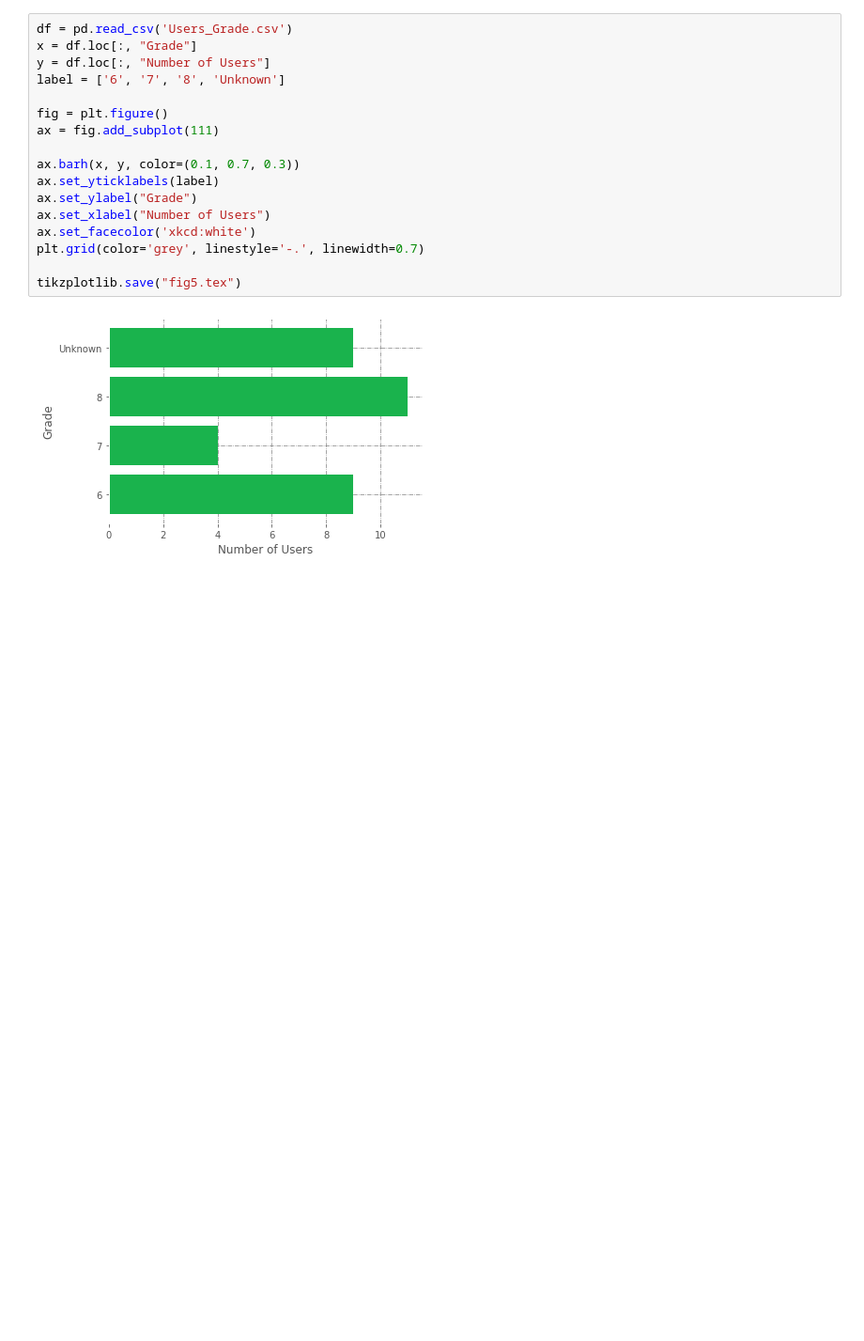
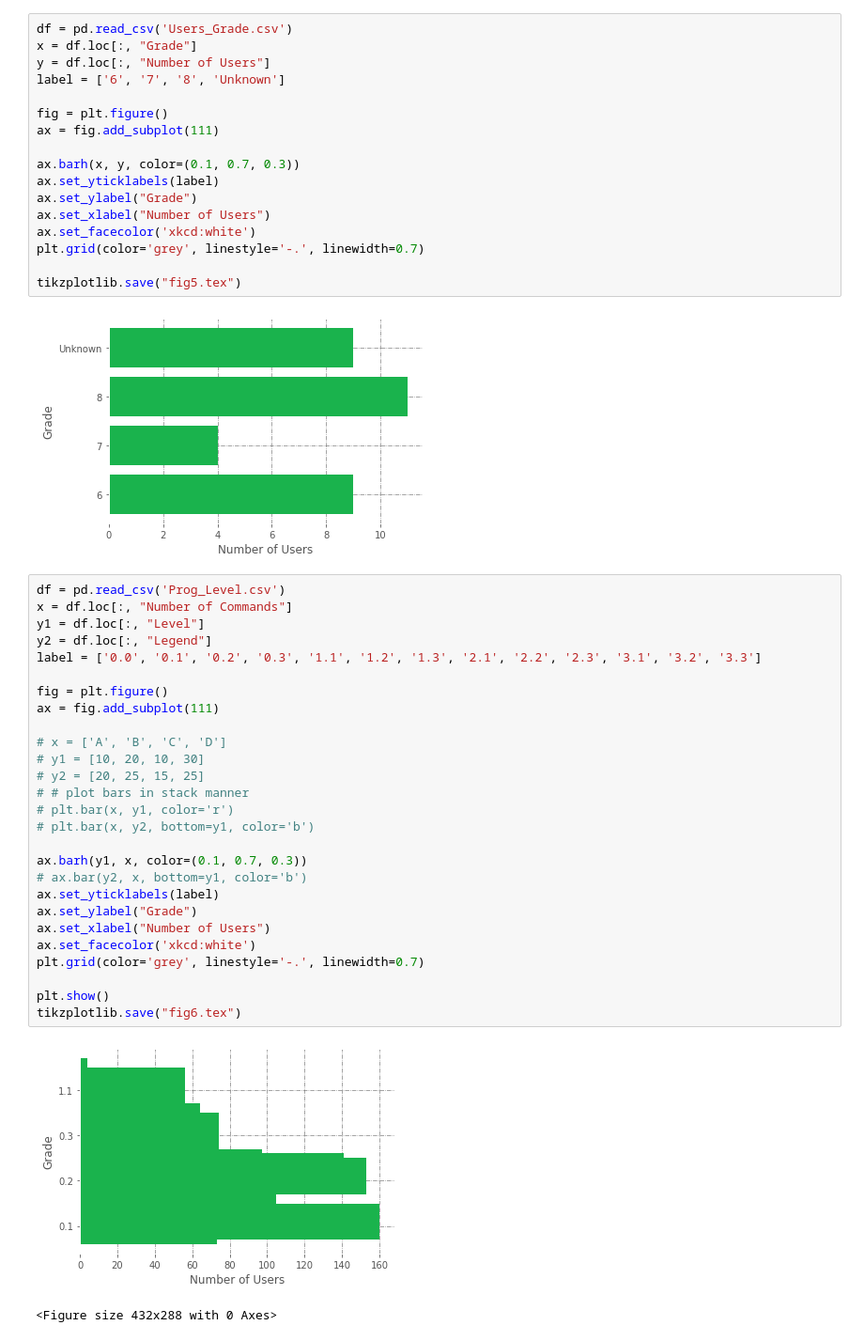
Before and after one commit to ab-apps/aryabota-services, a Jupyter notebook: Charts/Users_ProgExp.ipynb, the cells around one changed output. Shown: that part at 94% size. Drawn from its saved outputs; the diff is of its cells as text; blank space fills up the shorter version.

```diff
--- a/Charts/Users_ProgExp.ipynb
+++ b/Charts/Users_ProgExp.ipynb
@@ -87,3 +87,33 @@ plt.grid(color='grey', linestyle='-.', linewidth=0.7)
 tikzplotlib.save("fig5.tex")
 # %% [output]
 [figure]
+# %%
+df = pd.read_csv('Prog_Level.csv')
+x = df.loc[:, "Number of Commands"]
+y1 = df.loc[:, "Level"]
+y2 = df.loc[:, "Legend"]
+label = ['0.0', '0.1', '0.2', '0.3', '1.1', '1.2', '1.3', '2.1', '2.2', '2.3', '3.1', '3.2', '3.3']
+
+fig = plt.figure()
+ax = fig.add_subplot(111)
+
+# x = ['A', 'B', 'C', 'D']
+# y1 = [10, 20, 10, 30]
+# y2 = [20, 25, 15, 25]
+# # plot bars in stack manner
+# plt.bar(x, y1, color='r')
+# plt.bar(x, y2, bottom=y1, color='b')
+
+ax.barh(y1, x, color=(0.1, 0.7, 0.3))
+# ax.bar(y2, x, bottom=y1, color='b')
+ax.set_yticklabels(label)
+ax.set_ylabel("Grade")
+ax.set_xlabel("Number of Users")
+ax.set_facecolor('xkcd:white')
+plt.grid(color='grey', linestyle='-.', linewidth=0.7)
+
+plt.show()
+tikzplotlib.save("fig6.tex")
+# %% [output]
+[figure, added]
+<Figure size 432x288 with 0 Axes>
```
Also changed, not shown: parts of 3 cells of this notebook, 9 other files.
